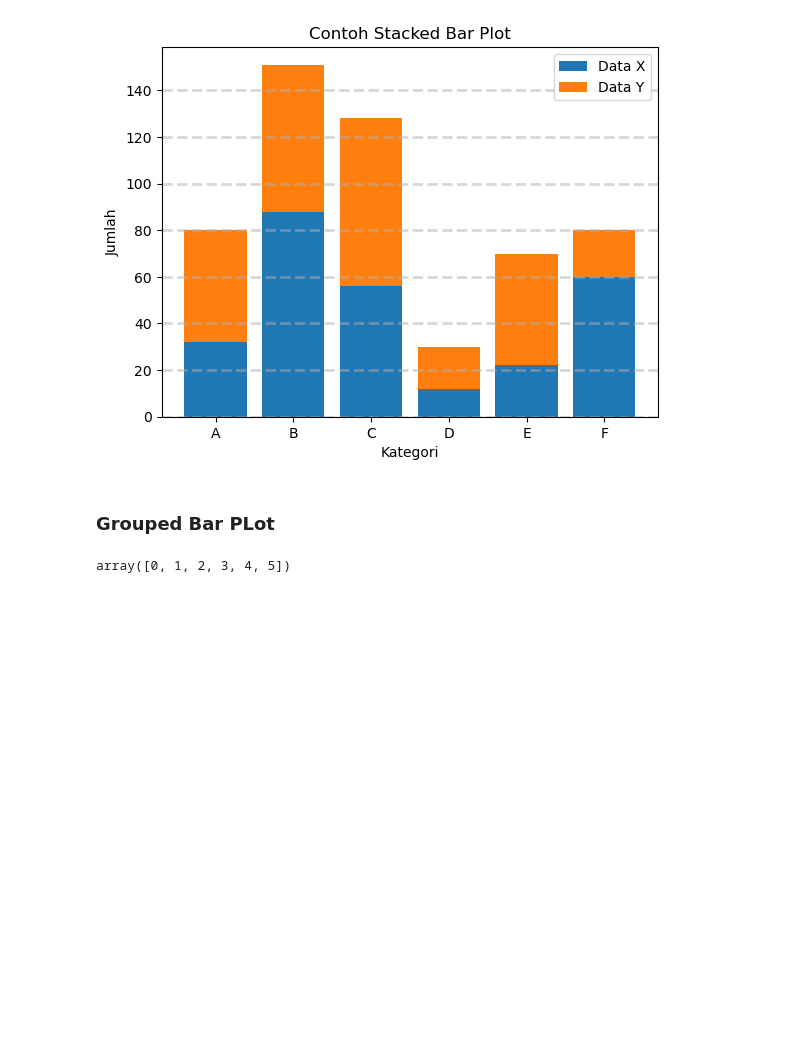
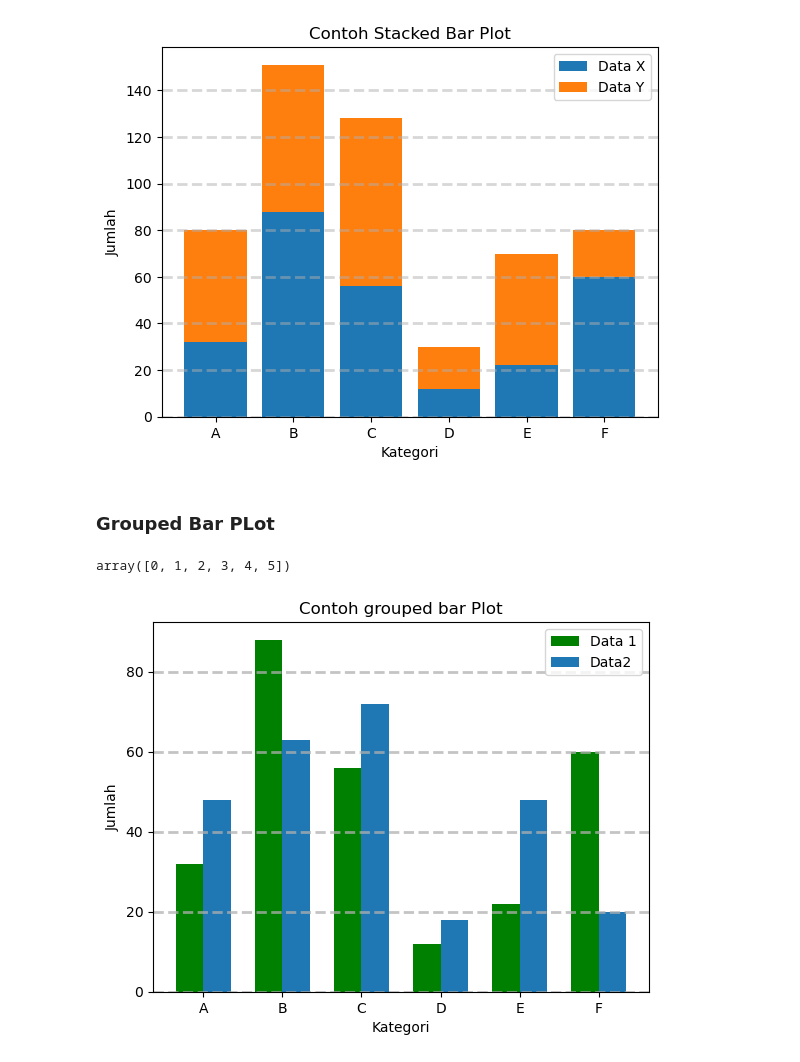
Before and after one commit to Edy-Mochamad/Learn-visualization-data, a Jupyter notebook: pengenalan-Matplotlib.ipynb, the cells around one changed output. Saved outputs shown, nothing was run; the diff lists cells and outputs as text; code cells hidden in the pictures; blank space fills up the shorter version.

Commit message:
show grouped bar plot

```diff
--- a/pengenalan-Matplotlib.ipynb
+++ b/pengenalan-Matplotlib.ipynb
@@ -591,3 +591,26 @@ x = np.arange(len(kategori))
 x
 # %% [output]
 array([0, 1, 2, 3, 4, 5])
+# %%
+width = 0.35
+
+plt.bar(x-width/2, data1, width, label = 'Data 1', color = 'g')
+plt.bar(x+width/2, data2, width, label = 'Data2')
+
+plt.xticks(x, kategori) #berguna untuk mengganti nilai yang ditampilkan pada sumbu x
+
+plt.grid(
+    linestyle = '--',
+    linewidth = 2,
+    axis = 'y',
+    alpha = 0.75
+)
+
+plt.xlabel('Kategori')
+plt.ylabel('Jumlah')
+plt.title('Contoh grouped bar Plot')
+
+plt.legend()
+plt.show()
+# %% [output]
+[figure, added]
```
